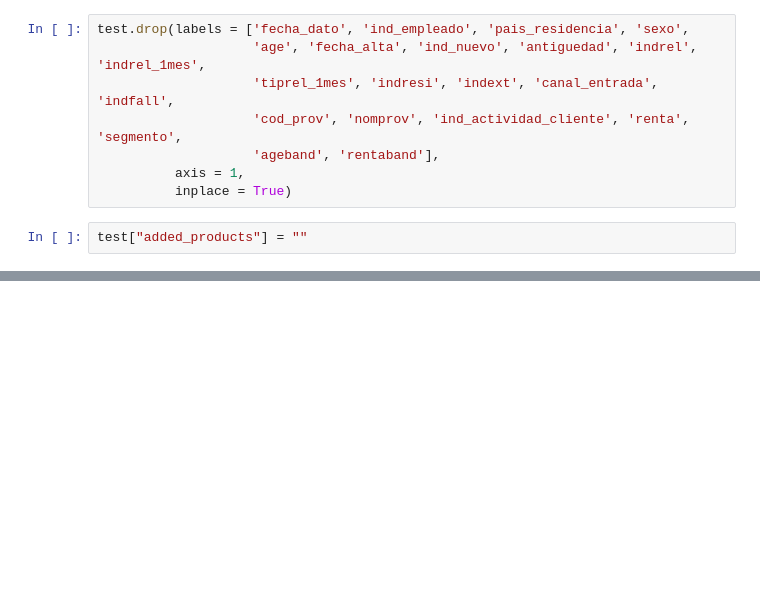
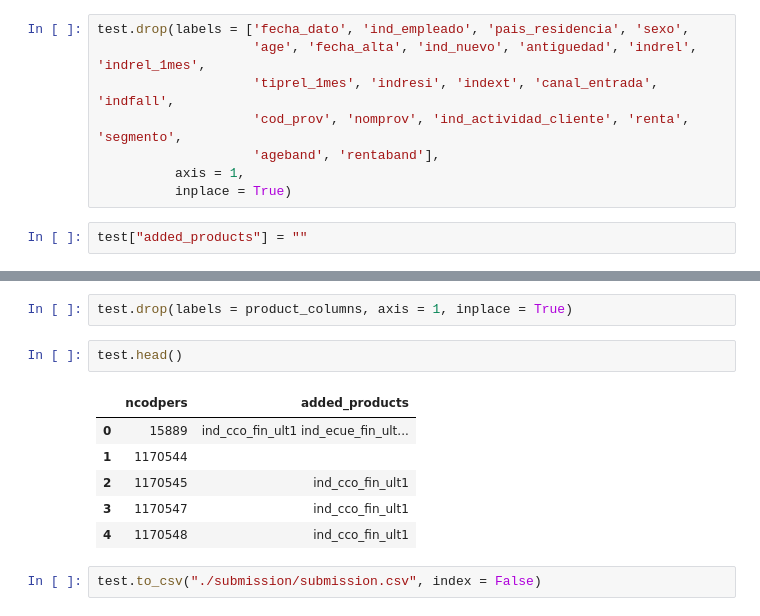
Before and after one commit to youngjo89/santander, a Jupyter notebook: santander.ipynb, the cells around one changed output, grey strips where cells are left out. Drawn from its saved outputs; the diff is of its cells as text; blank space fills up the shorter version.

```diff
--- a/santander.ipynb
+++ b/santander.ipynb
@@ -1451,0 +1459,13 @@ test.head()
+# %%
+test.drop(labels = product_columns, axis = 1, inplace = True)
+# %%
+test.head()
+# %% [output]
+|  | ncodpers | added_products |
+| 0 | 15889 | ind_cco_fin_ult1 ind_ecue_fin_ult... |
+| 1 | 1170544 |  |
+| 2 | 1170545 | ind_cco_fin_ult1 |
+| 3 | 1170547 | ind_cco_fin_ult1 |
+| 4 | 1170548 | ind_cco_fin_ult1 |
+# %%
+test.to_csv("./submission/submission.csv", index = False)
```
Also changed, not shown: parts of 7 cells of this notebook, 1 other file.
